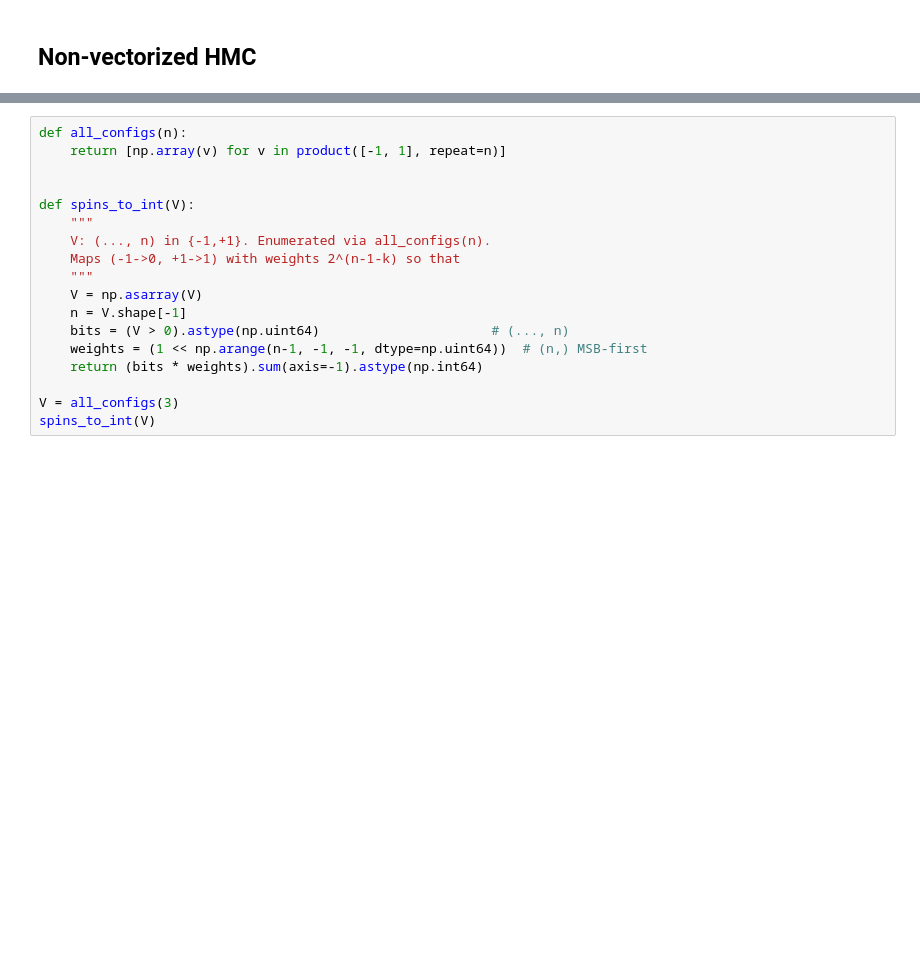
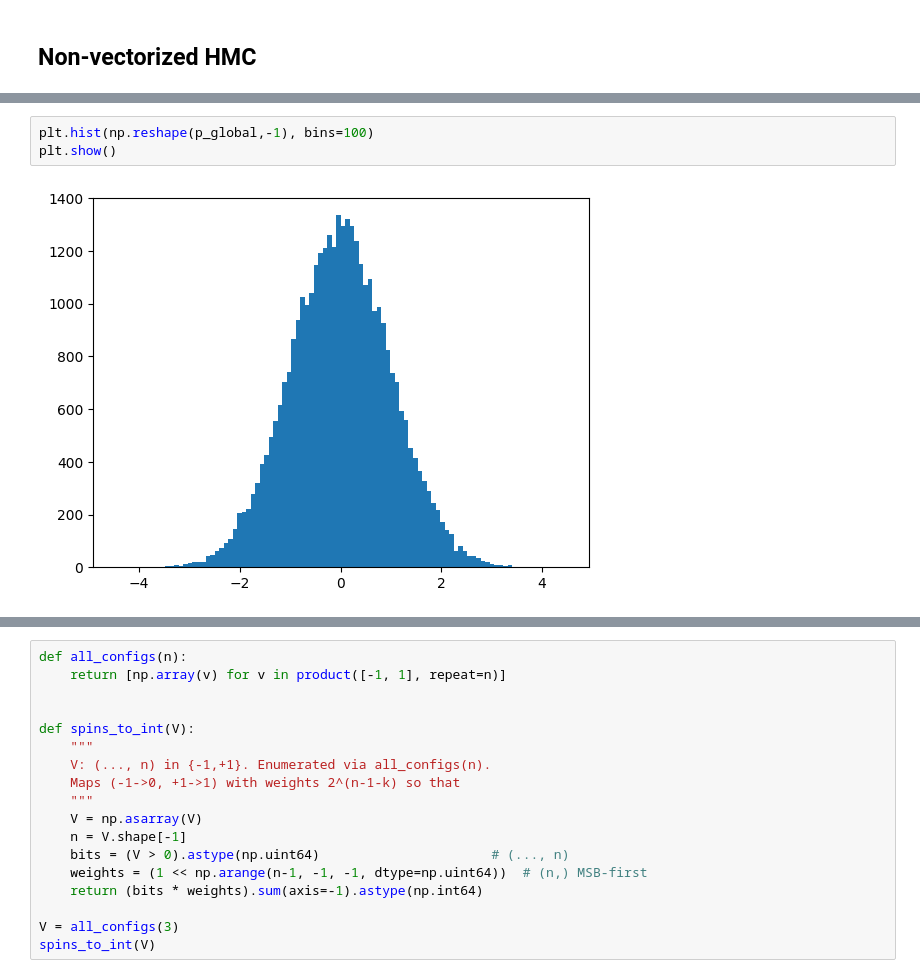
Before and after one commit to vinitX/Quantum-Sampling, a Jupyter notebook: Manas' Proposals/HMC_vectorized.ipynb, the cells around one changed output, grey strips where cells are left out. Saved outputs shown, nothing was run; the diff lists cells and outputs as text; blank space fills up the shorter version.

```diff
--- a/Manas' Proposals/HMC_vectorized.ipynb
+++ b/Manas' Proposals/HMC_vectorized.ipynb
@@ -201,0 +314,5 @@ def HMC_T_matrix(problem_inst, epsilon=0.1, L=10, alpha=3.0, num_samples=100, nu
+# %%
+plt.hist(np.reshape(p_global,-1), bins=100)
+plt.show()
+# %% [output]
+[figure, added]
```
Also changed, not shown: parts of 8 cells of this notebook.
